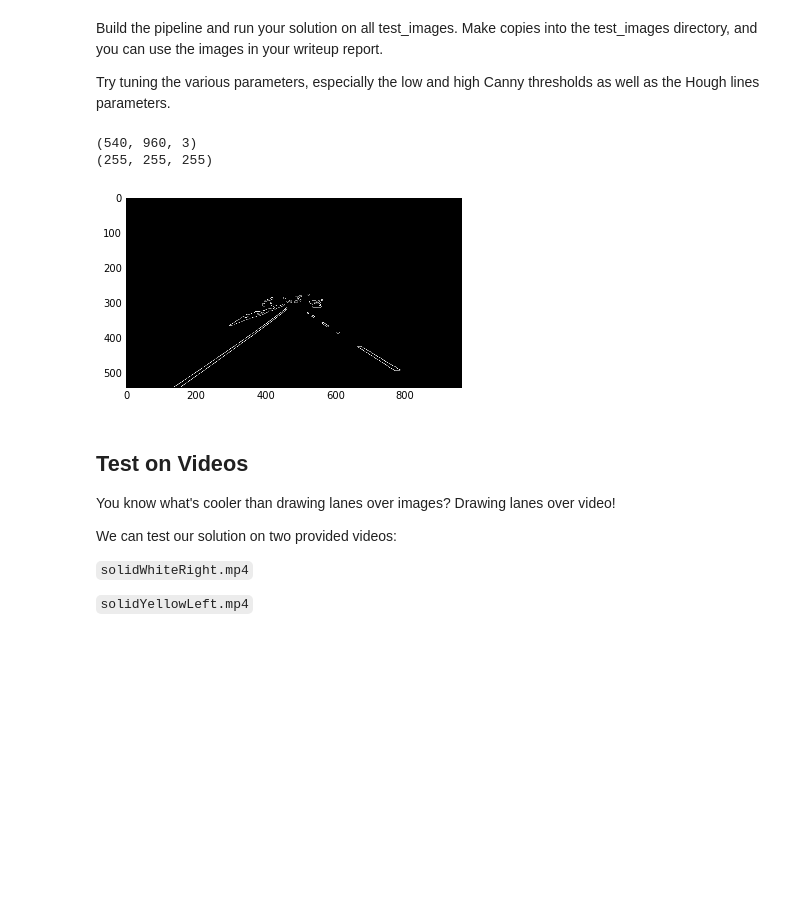
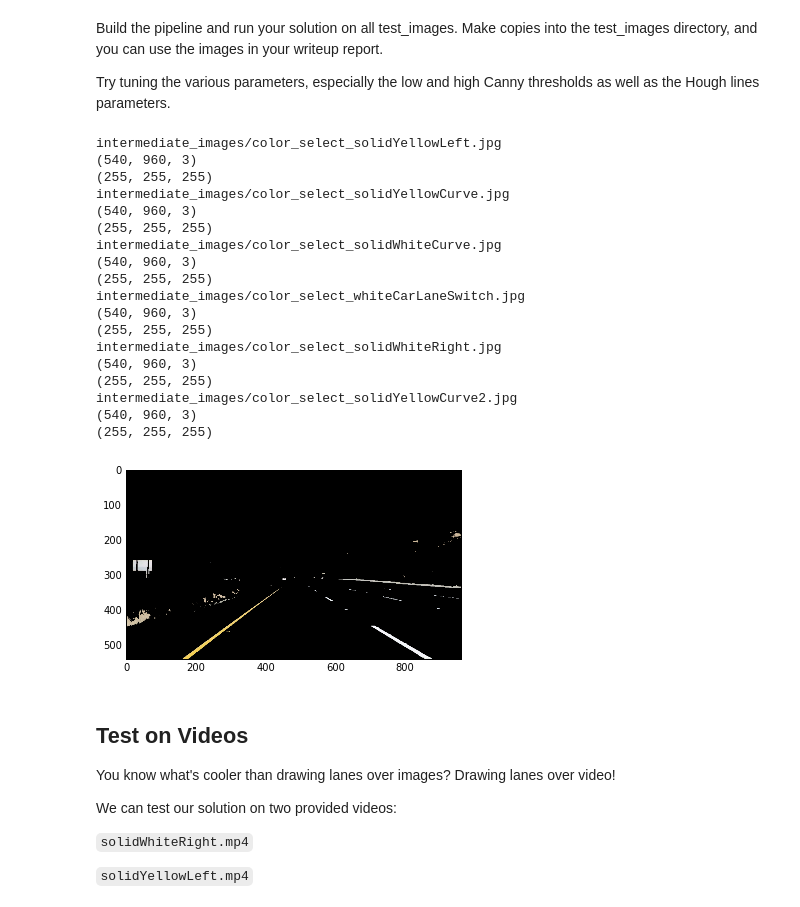
Before and after one commit to czakon/CarND-LaneLines-P1, a Jupyter notebook: P1_modified.ipynb, the cells around one changed output. Saved outputs shown, nothing was run; the diff lists cells and outputs as text; code cells hidden in the pictures; blank space fills up the shorter version.

```diff
--- a/P1_modified.ipynb
+++ b/P1_modified.ipynb
@@ -201,9 +201,9 @@ def color_selection(img,rgb_threshold):
 
     color_select = np.copy(img)
     # Identify pixels below the threshold
-    thresholds = (image[:,:,0] < rgb_threshold[0]) \
-                | (image[:,:,1] < rgb_threshold[1]) \
-                | (image[:,:,2] < rgb_threshold[2])
+    thresholds = (img[:,:,0] < rgb_threshold[0]) \
+                | (img[:,:,1] < rgb_threshold[1]) \
+                | (img[:,:,2] < rgb_threshold[2])
     color_select[thresholds] = [0,0,0]
 
     return color_select
@@ -213,7 +213,7 @@ def color_selection(img,rgb_threshold):
 # First, save all of the images into a list, and then loop over that list.
 all_images = os.listdir("test_images/")
 
-for img_file in all_images[0:1]:
+for img_file in all_images:
 
     # Step 1: Read In The Image.
     img = mpimg.imread('test_images/' + img_file)
@@ -222,17 +222,18 @@ for img_file in all_images[0:1]:
     ysize = img.shape[0]
 
     # Step 2: Color Selection.
-
     # Define the color selection criteria
     # The RGB color for white is [255,255,255]
     # The RGB colorfor yellow is [255,255,0]
     # So, let's not put any threshold on blue.
-    red_threshold = 160
-    green_threshold = 160
+    red_threshold = 180
+    green_threshold = 180
     blue_threshold = 0
     rgb_threshold = [red_threshold, green_threshold, blue_threshold]
     img = color_selection(img,rgb_threshold)
-
+    print("intermediate_images/color_select_"+img_file)
+    plt.imshow(img)
+    mpimg.imsave("intermediate_images/color_select_" + img_file,img)
     # Step 3: Region of Interest Selection.
     print(img.shape)
     #vertices = [np.array([[0,0],[xsize,0],[xsize,ysize],[0,ysize]])]
@@ -255,38 +256,54 @@ for img_file in all_images[0:1]:
 
     # Step 5: Gaussian Smoothing.
     kernel_size = 9
     img = gaussian_blur(img,kernel_size)
 
     # Step 6: Canny Edge Detection.
     low_threshold = 50
     high_threshold = 200
     img = canny(img, low_threshold, high_threshold)
 
     # Step 7: Hough Transform Line Detection.
     rho = 1 #distance resolution in rpixels of the Hough grid
     theta = np.pi/180 # angular resolution in radians of the Hough grid
     threshold = 10 # minimum number of votes (intersections in Hough grid cell)
     min_line_len = 20 #minimum number of pixels making up a line
     max_line_gap = 4 # maximum gap in pixels between connectable line segments
     img_out = hough_lines(img, rho, theta, threshold, min_line_len, max_line_gap)
 
     # Step 8: draw_lines
     do_draw_lines = False
     if do_draw_lines:
         lines = [[(0,0,xsize,ysize)]]
         #img = draw_lines(img, lines, color=[255, 0, 0], thickness=2)
         img = draw_lines(img, lines, thickness=2)
 
     #Diagnostic Plotting
-    if do_grayscale:
+    #if do_grayscale:
     #if False:
-        plt.imshow(img, cmap='gray')
-    else:
-        plt.imshow(img)  # if you wanted to show a single color channel image called 'gray', for example, call as plt.imshow(gray, cmap='gray')
+    #    plt.imshow(img, cmap='gray')
+    #else:
+    #    plt.imshow(img)  # if you wanted to show a single color channel image called 'gray', for example, call as plt.imshow(gray, cmap='gray')
 # %% [output]
+intermediate_images/color_select_solidYellowLeft.jpg
 (540, 960, 3)
 (255, 255, 255)
+intermediate_images/color_select_solidYellowCurve.jpg
+(540, 960, 3)
+(255, 255, 255)
+intermediate_images/color_select_solidWhiteCurve.jpg
+(540, 960, 3)
+(255, 255, 255)
+intermediate_images/color_select_whiteCarLaneSwitch.jpg
+(540, 960, 3)
+(255, 255, 255)
+intermediate_images/color_select_solidWhiteRight.jpg
+(540, 960, 3)
+(255, 255, 255)
+intermediate_images/color_select_solidYellowCurve2.jpg
+(540, 960, 3)
+(255, 255, 255)
-[figure, old version]
+[figure, new version]
 # %%
 
     # Step 9: Save this to the test_images directory
```
Also changed, not shown: parts of 1 cell of this notebook.
